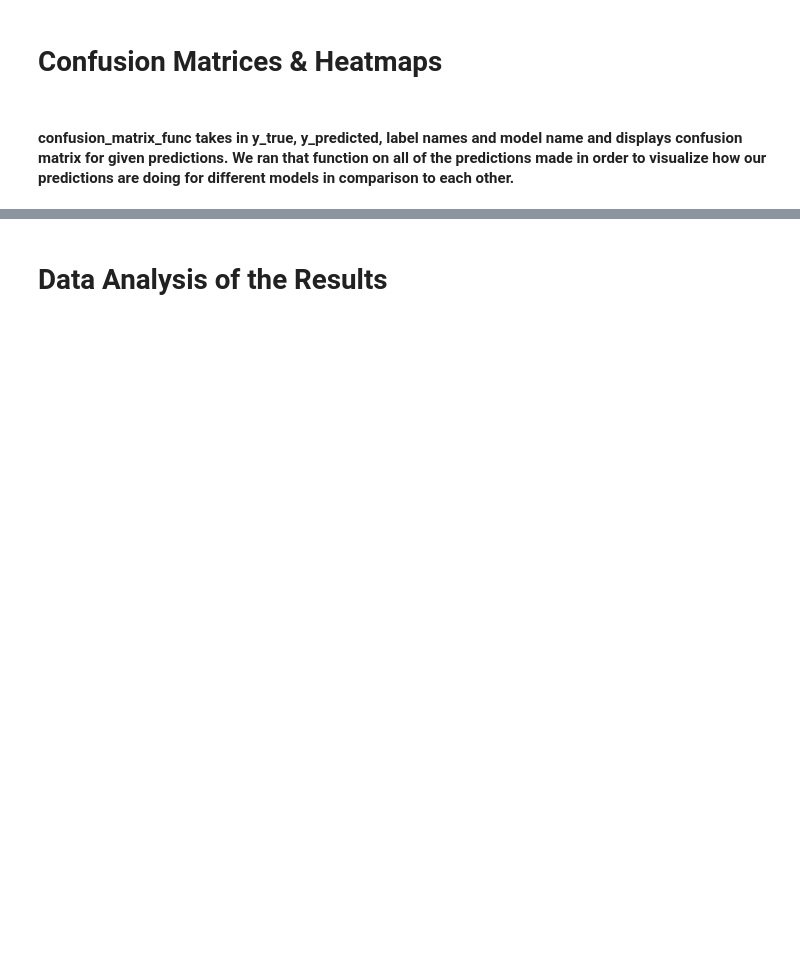
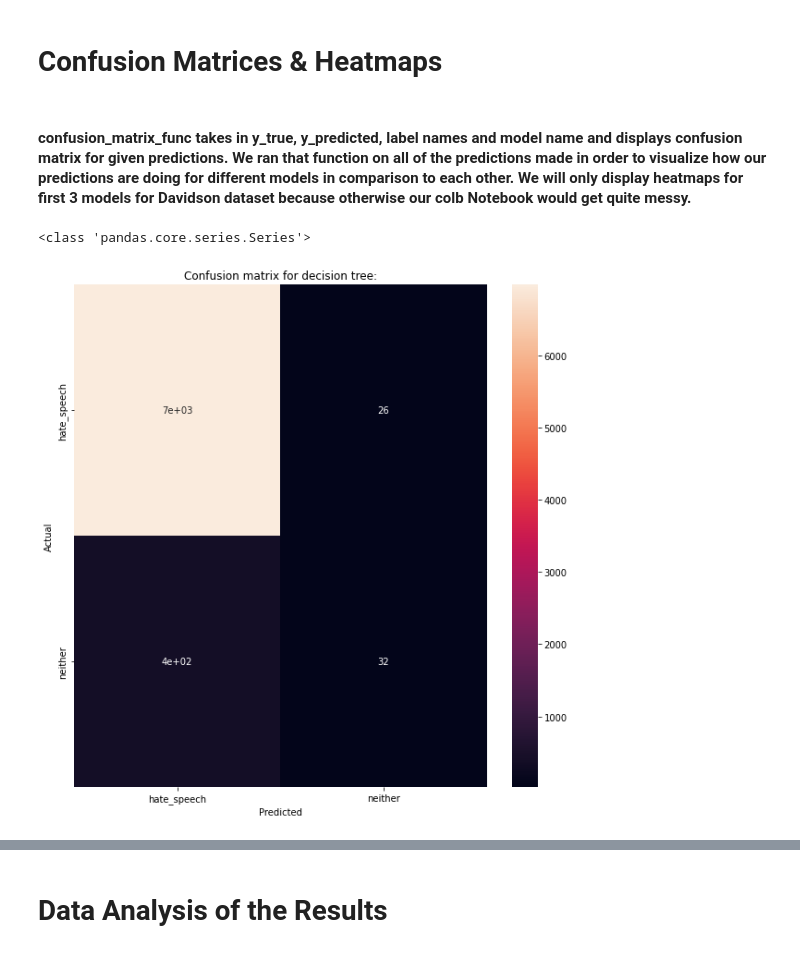
Before and after one commit to zuziamatysiak/cis419-hate-speech, a Jupyter notebook: colab notebooks/CIS_419_Project.ipynb, the cells around one changed output, grey strips where cells are left out. Drawn from its saved outputs; the diff is of its cells as text; code cells hidden in the pictures; blank space fills up the shorter version.

```diff
--- a/colab notebooks/CIS_419_Project.ipynb
+++ b/colab notebooks/CIS_419_Project.ipynb
@@ -224,0 +233,4 @@ generate_word_cloud(davidson_count_of_words)
+# %%
+df_dav_hs = df_davidson
+df_dav_hs['class'] = df_dav_hs['class'].map({0: 0, 1: 1, 2: 1})
+df_dav_hs
@@ -347,13 +433,16 @@ In this section, we will initialize model functions that we will later use to se
 # %%
 from sklearn.tree import DecisionTreeClassifier
 
-def decision_tree_classifier(dataset, labels, label):
+def decision_tree_classifier(dataset, labels, label, output):
   X_train, X_test, y_train, y_test = train_test_split(dataset.drop(labels, axis = 1), dataset[label].astype(int), test_size = 0.3)
   clf = DecisionTreeClassifier(random_state = 100, max_depth = 10, min_samples_leaf = 5)
   clf.fit(X_train, y_train)
   decision_tree_preds = clf.predict(X_test)
   y_test_decision = y_test
-  return precision_recall_fscore_support(y_test, decision_tree_preds)
+  if (output == 'metrics'):
+    return precision_recall_fscore_support(y_test, decision_tree_preds)
+  else:
+    return decision_tree_preds, y_test
 # %% [markdown]
 ## Adabooost Classifier
 # %% [markdown]
@@ -723,7 +1344,7 @@ ens_3_waseem
 # %% [markdown]
 # Confusion Matrices & Heatmaps
 # %% [markdown]
-#### confusion_matrix_func takes in y_true, y_predicted, label names and model name and displays confusion matrix for given predictions. We ran that function on all of the predictions made in order to visualize how our predictions are doing for different models in comparison to each other.
+#### confusion_matrix_func takes in y_true, y_predicted, label names and model name and displays confusion matrix for given predictions. We ran that function on all of the predictions made in order to visualize how our predictions are doing for different models in comparison to each other. We will only display heatmaps for first 3 models for Davidson dataset because otherwise our colb Notebook would get quite messy.
 # %%
 import seaborn as sns
 from sklearn.metrics import confusion_matrix
@@ -738,7 +1359,11 @@ def confusion_matrix_func(y_true, y_predicted, labels, model_name_title, figsize
     plt.title(model_name_title)
     plt.show()
 # %%
-# TODO (Zuzanna): fix this
-labels_for_cm = ["hate_speech", "offensive_language", "neither"]
+labels_for_cm = ["hate_speech", "neither"]
+decision_tree_preds, y_test_decision = decision_tree_classifier(df_dav_hs, labels_davidson, label_davidson, "heatmap")
+print(type(y_test_decision))
 confusion_matrix_func(y_test_decision, decision_tree_preds, labels_for_cm, "Confusion matrix for decision tree:")
+# %% [output]
+<class 'pandas.core.series.Series'>
+[figure, added]
 # %%
```
Also changed, not shown: parts of 155 cells of this notebook.
